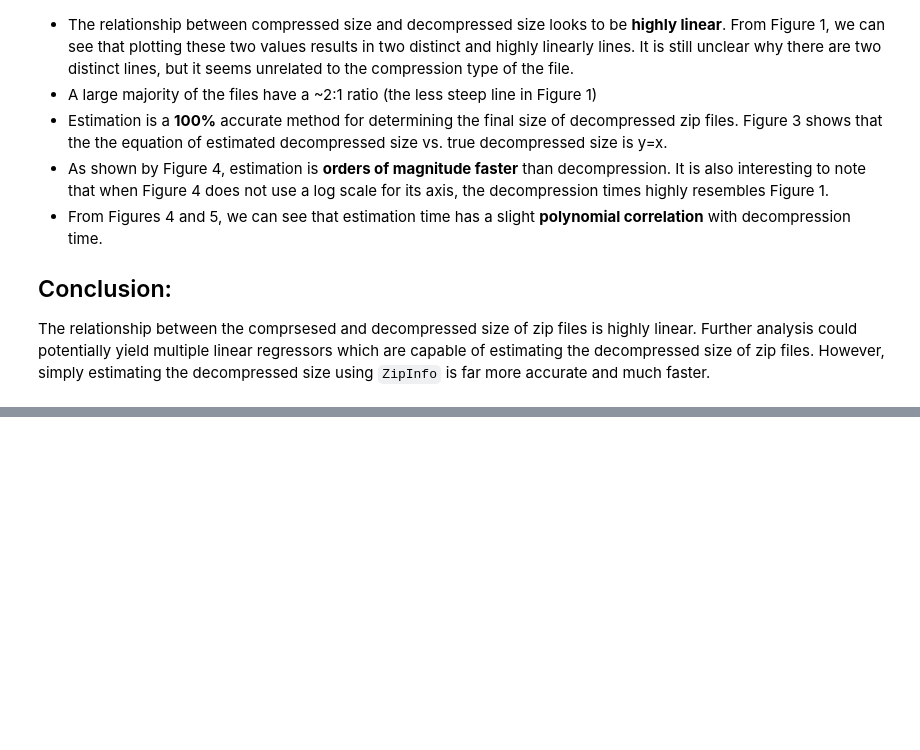
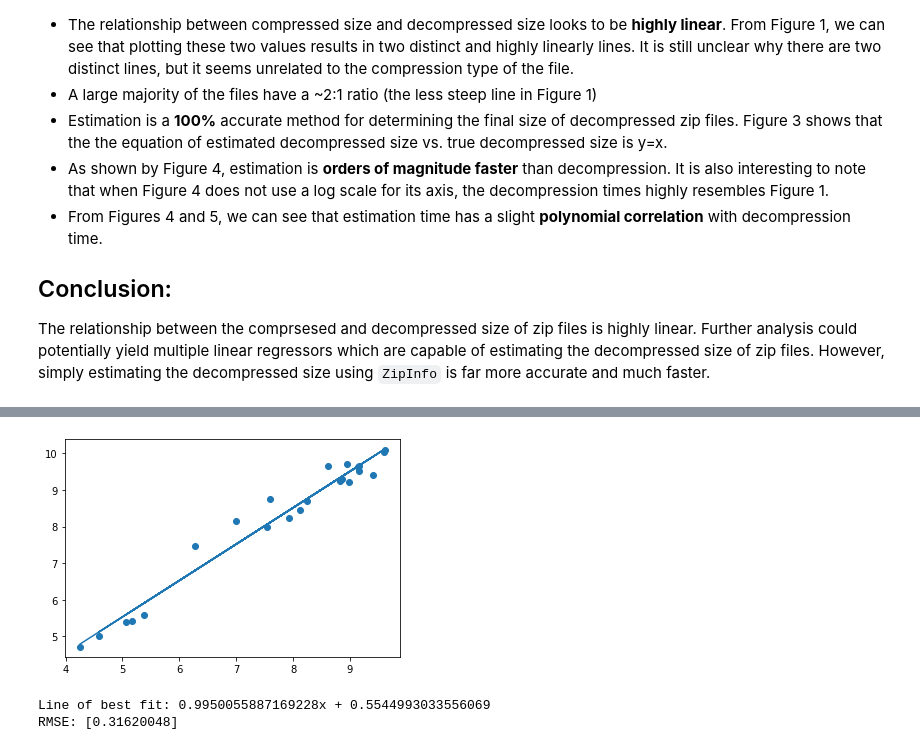
Before and after one commit to xtracthub/abyss, a Jupyter notebook: notebooks/decompression_analysis.ipynb, the cells around one changed output, grey strips where cells are left out. Saved outputs shown, nothing was run; the diff lists cells and outputs as text; code cells hidden in the pictures; blank space fills up the shorter version.

```diff
--- a/notebooks/decompression_analysis.ipynb
+++ b/notebooks/decompression_analysis.ipynb
@@ -356,0 +444,15 @@ Unlike the estimation of zip file decompressed size, tar file decompressed size
+# %%
+# Figure 2 (Decompressed (b) vs. Compressed size (b) (Log10 scale))
+
+plt.scatter(np.log10(x1), np.log10(y1))
+coef, res, _, _, _ = np.polyfit(np.log10(x1), np.log10(y1), 1, full=True)
+poly_fn = np.poly1d(coef)
+plt.plot(np.log10(x1), poly_fn(np.log10(x1)))
+plt.show()
+
+print(f"Line of best fit: {coef[0]}x + {coef[1]}")
+print(f"RMSE: {np.sqrt(res/len(x1))}")
+# %% [output]
+[figure, added]
+Line of best fit: 0.9950055887169228x + 0.5544993033556069
+RMSE: [0.31620048]
```
Also changed, not shown: parts of 25 cells of this notebook, 4 other files.
